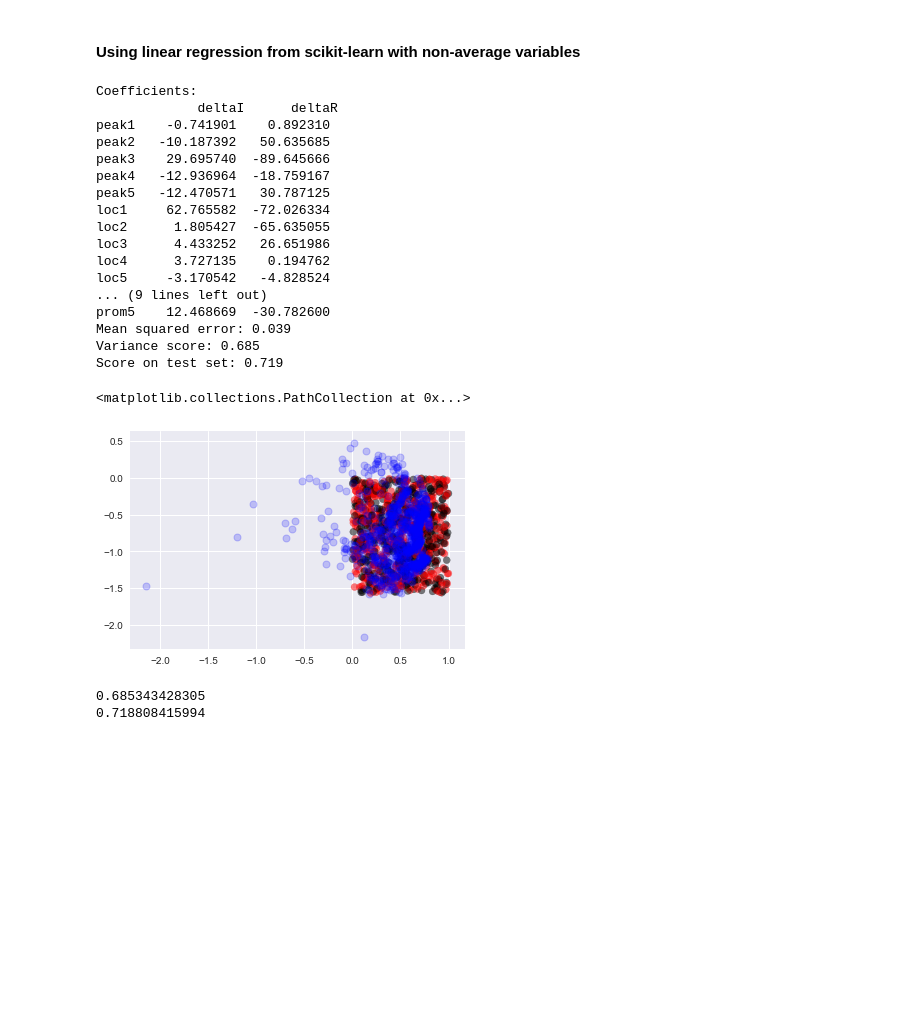
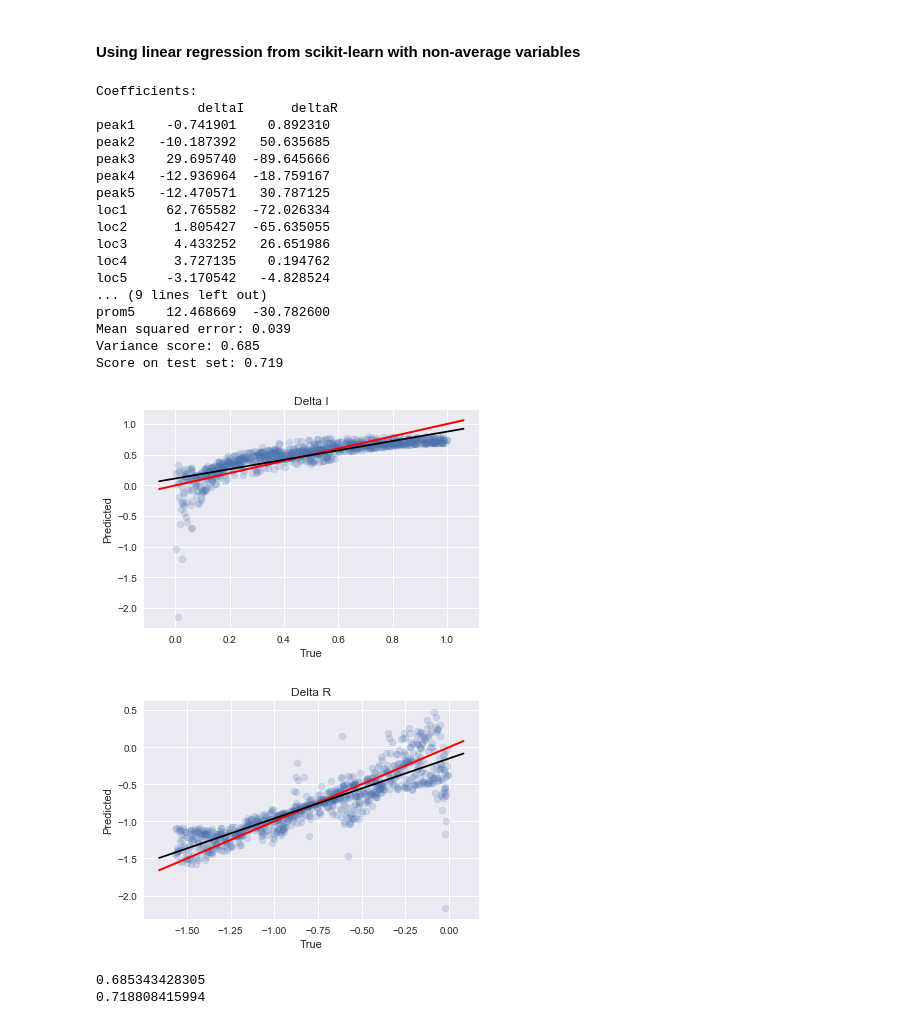
Before and after one commit to Lcollins91/DS_ResearchProject_ND, a Jupyter notebook: Master_CO_Circle_Spec_Model.ipynb, the cells around one changed output. Saved outputs shown, nothing was run; the diff lists cells and outputs as text; code cells hidden in the pictures; blank space fills up the shorter version.

Commit message:
Added function to simplify summary plots

```diff
--- a/Master_CO_Circle_Spec_Model.ipynb
+++ b/Master_CO_Circle_Spec_Model.ipynb
@@ -117,0 +144,25 @@ ax2.set_title('Delta R')
+# %%
+## This function will plot the true vs. predicted with various line fits
+def plotSummary(true, predicted, name):
+    #from pylab import *
+    #import numpy as np
+    #import matplotlib.pyplot as plt
+
+    figure()
+    plt.scatter(true,predicted, alpha = 0.2)
+    axes().set_title(name)
+    axes().set_xlabel('True')
+    axes().set_ylabel('Predicted')
+
+    xmin, xmax = plt.xlim()
+    plt.plot([xmin,xmax], [xmin,xmax], c='r', linewidth = 2)  #line with slope of one
+
+    fit_temp = np.polyfit(true, predicted,1)
+    xp = np.linspace(xmin, xmax, 100)
+    p = np.poly1d(fit_temp)
+    plt.plot(xp, p(xp), '-', color = 'black')
+
+    return
+
+plotSummary(Y_3_test['deltaI'], y_pred1[:,0], 'Delta I')
+plotSummary(Y_3_test['deltaR'], y_pred1[:,1], 'Delta R')
@@ -127,37 +181,37 @@ y_pred2 = reg2.predict(X_2_test)
 
 # The coefficients
 print('Coefficients: \n', pd.DataFrame(reg2.coef_.T, index = X2.columns , columns = Y3.columns))
 # The mean squared error
 print("Mean squared error: %.3f"
       % mean_squared_error(Y_3_test, y_pred2))
 # Explained variance score: 1 is perfect prediction
 print('Variance score: %.3f' % r2_score(Y_3_test, y_pred2))
 
 print('Score on test set: %.3f' % reg2.score(X_2_test, Y_3_test))
 
 # Plot outputs
-plt.scatter(Y_3_test['deltaI'], Y_3_test['deltaR'],  color=['black','red'], alpha = 0.5)
-plt.scatter(y_pred2[:,0], y_pred2[:,1], color='blue', linewidth=1, alpha = 0.2)
+plotSummary(Y_3_test['deltaI'], y_pred2[:,0],'Delta I')
+plotSummary(Y_3_test['deltaR'], y_pred2[:,1], 'Delta R')
 # %% [output]
 Coefficients:
              deltaI      deltaR
 peak1    -0.741901    0.892310
 peak2   -10.187392   50.635685
 peak3    29.695740  -89.645666
 peak4   -12.936964  -18.759167
 peak5   -12.470571   30.787125
 loc1     62.765582  -72.026334
 loc2      1.805427  -65.635055
 loc3      4.433252   26.651986
 loc4      3.727135    0.194762
 loc5     -3.170542   -4.828524
 ... (9 lines left out)
 prom5    12.468669  -30.782600
 Mean squared error: 0.039
 Variance score: 0.685
 Score on test set: 0.719
-<matplotlib.collections.PathCollection at 0x...>
-[figure, old version]
+[figure, new version]
+[figure, added]
 # %%
 y_pred2 = reg2.predict(X_2_test)
 print(r2_score(Y_3_test, y_pred2))
```
Also changed, not shown: parts of 5 cells of this notebook.
